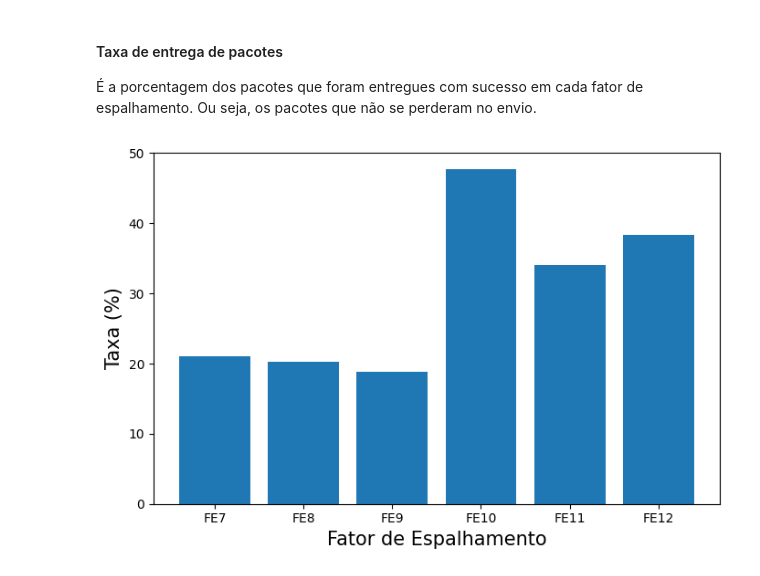
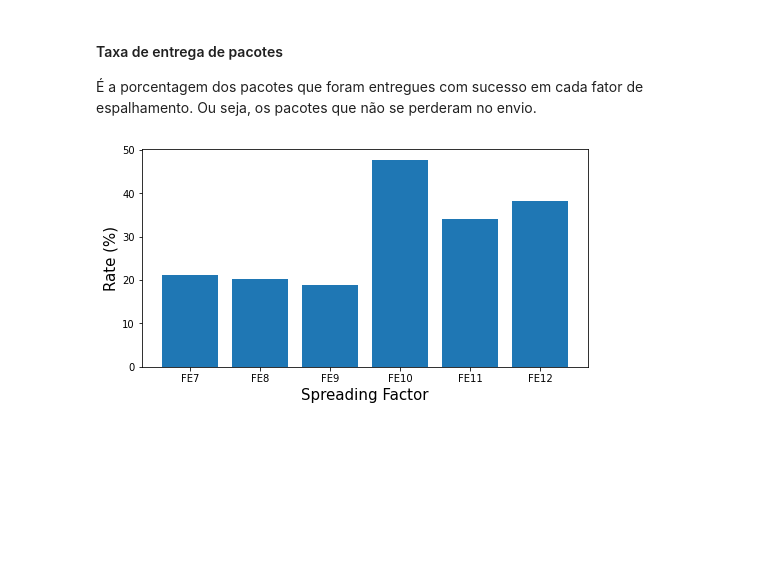
Before and after one commit to danilo-uea/paic-fapeam-notebook, a Jupyter notebook: PAIC_FAPEAM.ipynb, the cells around one changed output. Saved outputs shown, nothing was run; the diff lists cells and outputs as text; code cells hidden in the pictures; blank space fills up the shorter version.

```diff
--- a/PAIC_FAPEAM.ipynb
+++ b/PAIC_FAPEAM.ipynb
@@ -8,7 +8,7 @@ Variáveis globais
 # %%
 lista_FE = []      # Lista que guarda os DataFrames dos 6 fatores de espalhamento
 lista_maior = []   # Lista que guarda os valores da maior distância percorrida pelo fator de espalhamento
-path = "dados_rio_negro.xlsx" # Caminho do arquivo que contém os dados
+path = "/content/drive/MyDrive/dados_colab/PAIC_FAPEAM/dados_rio_negro.xlsx" # Caminho do arquivo que contém os dados
 # %% [markdown]
 As coordenadas do ponto fixo do receptor em cada fator de espalhamento
 # %%
@@ -318,10 +303,10 @@ fig, ax = plt.subplots(figsize = (16, 8))
 cores = ['r', 'g', 'b', 'y', 'c', 'm']
 
 for i in range(6):
-  arrRSSI = np.array(lista_FE[i]["RSSI"])
-  arrDistancia = np.array(lista_FE[i]["Distancia"])
+  arrRSSI = lista_FE[i]["RSSI"]
+  arrDistancia = lista_FE[i]["Distancia"]
 
-  menorVolta = lista_maior[i][0]
+  menorVolta = lista_maior[i][0] + 1
   maiorVolta = len(arrRSSI) + 1
 
   yVolta = arrRSSI[menorVolta:maiorVolta]
@@ -330,22 +315,18 @@ for i in range(6):
   ax.plot(xVolta, yVolta, cores[i], label='FE{}'.format(i + 7))
 
 ax.set_xlabel('Distância (metros)')
-# ax.set_xlabel('Distance (meters)')
-
 ax.set_ylabel('RSSI (dBm)')
-
 ax.set_title('Fatores de Espalhamentos VOLTA')
-# ax.set_title('Spread Factor WAY BACK')
-
 ax.legend()
 fig.savefig("FE_VOLTA.png")
-# fig.show()
+fig.show()
 # %% [output]
 [figure]
 # %% [markdown]
 ### Histogramas
 # %%
 from datetime import datetime
+from datetime import timedelta
 
 lista_nome = []
 lista_sucesso = []
@@ -394,7 +375,7 @@ for fe in range(6):
     verifica = sub - 1
     perdidos += verifica
 
-  qtd = maiorQue.iloc[-1]["Contador"] - maiorQue.iloc[0]["Contador"] + 1
+  qtd = maiorQue.iloc[-1]["Contador"] - maiorQue.iloc[0]["Contador"]
   sucesso = qtd - perdidos # Quantidade de pacotes entregues com sucesso
   taxaSucesso = round((100 * sucesso) / qtd, 2)
   lista_sucesso.append(taxaSucesso)
@@ -461,20 +433,15 @@ fig.savefig("taxa_bytes.png")
 
 É a porcentagem dos pacotes que foram entregues com sucesso em cada fator de espalhamento. Ou seja, os pacotes que não se perderam no envio.
 # %%
-fig, ax = plt.subplots(figsize=(8, 5))
-
-ax.bar(lista_nome, lista_sucesso)
-
-# ax.set_title('Package delivery rate', size=17)
-# ax.set_title('Taxa de entrega de pacotes', size=17)
-
-# ax.set_ylabel('Rate (%)', size=15)
-ax.set_ylabel('Taxa (%)', size=15)
-
-# ax.set_xlabel('Spreading Factor', size=15)
-ax.set_xlabel('Fator de Espalhamento', size=15)
-
-fig.savefig("sucesso.png")
-# fig.show()
+figura2, ax_2 = plt.subplots(figsize=(8, 4))
+ax_2.bar(lista_nome, lista_sucesso)
+# ax_2.set_title('Package delivery rate', size=17)
+# ax_2.set_title('Taxa de entrega de pacotes', size=17)
+ax_2.set_ylabel('Rate (%)', size=15)
+# ax_2.set_ylabel('Taxa (%)', size=15)
+ax_2.set_xlabel('Spreading Factor', size=15)
+# ax_2.set_xlabel('Fator de Espalhamento', size=15)
+figura2.savefig("Sucesso.png")
+figura2.show()
 # %% [output]
-[figure, old version]
+[figure, new version]
```
Also changed, not shown: parts of 13 cells of this notebook.
